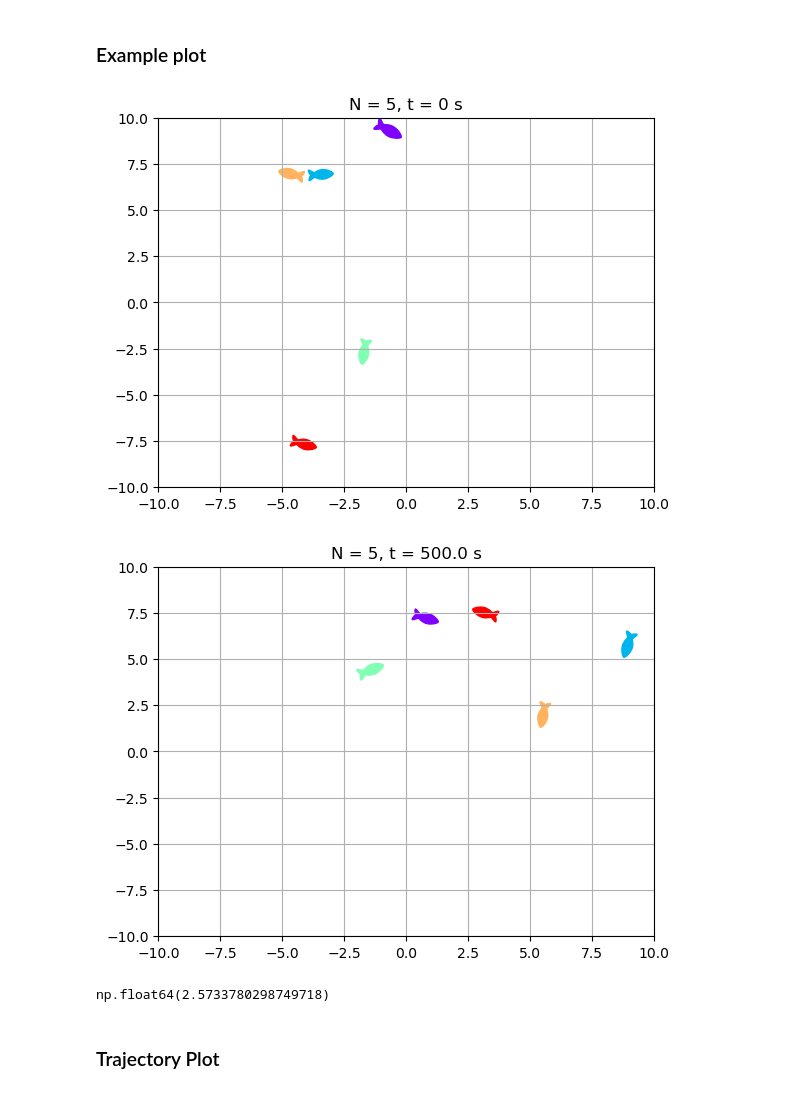
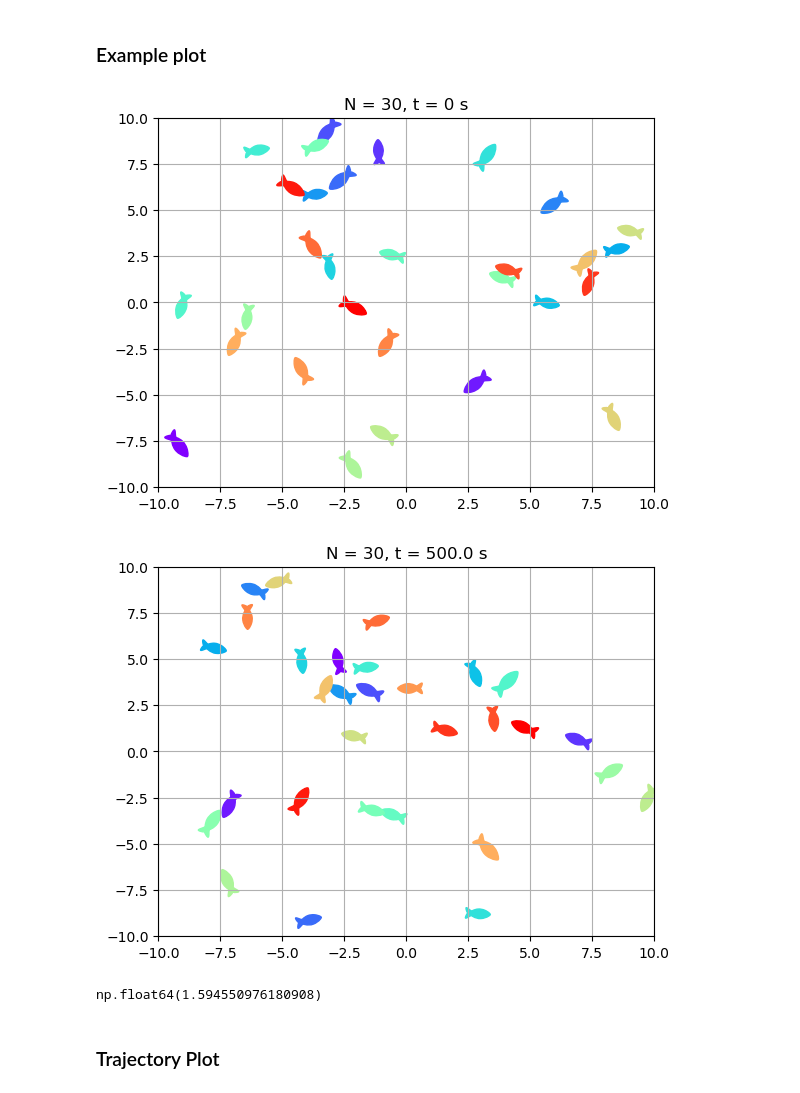
Before and after one commit to Bobomoto/PHYS250-Final-Project, a Jupyter notebook: Finalproject.ipynb, the cells around one changed output. Drawn from its saved outputs; the diff is of its cells as text; code cells hidden in the pictures.

```diff
--- a/Finalproject.ipynb
+++ b/Finalproject.ipynb
@@ -365,36 +365,36 @@ def plot(coords, radorientations, viewrange = (-50,50), title = '', fishmarker =
 # %%
 numiterations = 10000
 poolrange = 20 #poolrange/2 is the length of each side
 initcoordmax = 10 #essentially initial density
-numfish = 5
+numfish = 30
 inittime = 0
 positionarray = []
 speedarray = []
 meandistarray = []
 
 #keep track of seed just for consistent plotting
 # rng.seed(11)
 
 pos, motorientations, motspeeds, motvelocity = initialize(numfish, initcoordmax)
 plot(pos, motorientations, viewrange = (-poolrange/2,poolrange/2), title = f'N = {numfish}, t = 0 s')
 
 #run the function numiteration times and keep track of positions
 for i in np.arange(numiterations):
-    pos, motorientations, motspeeds, motvelocity, inittime, meanneighdist = updatefish(pos, motorientations, motspeeds, motvelocity, time = inittime, arenarange = poolrange, Wbias = 0.5)
+    pos, motorientations, motspeeds, motvelocity, inittime, meanneighdist = updatefish(pos, motorientations, motspeeds, motvelocity, time = inittime, arenarange = poolrange, Wbias = 0.5, maxdw = 1)
     speedarray.append(copy.deepcopy(motspeeds))
     positionarray.append(copy.deepcopy(pos))
     meandistarray.append(copy.deepcopy(meanneighdist))
 
 
 plot(pos, motorientations, viewrange = (-poolrange/2,poolrange/2), title = f'N = {numfish}, t = {inittime:.1f} s', save = True)
 # %% [output]
-[figure, old version]
+[figure, new version]
-[figure, old version]
+[figure, new version]
 # %%
 #calculate the mean distance:
 np.mean(meandistarray)
 # %% [output]
-np.float64(2.5733780298749718)
+np.float64(1.594550976180908)
 # %% [markdown]
 ### Trajectory Plot
 # %%
```
Also changed, not shown: parts of 25 cells of this notebook, 6 other files.
